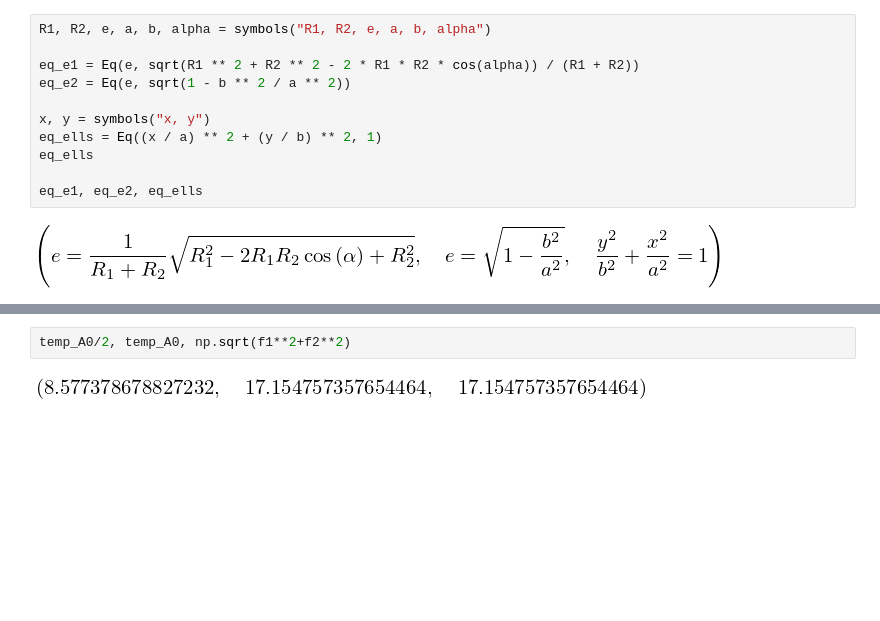
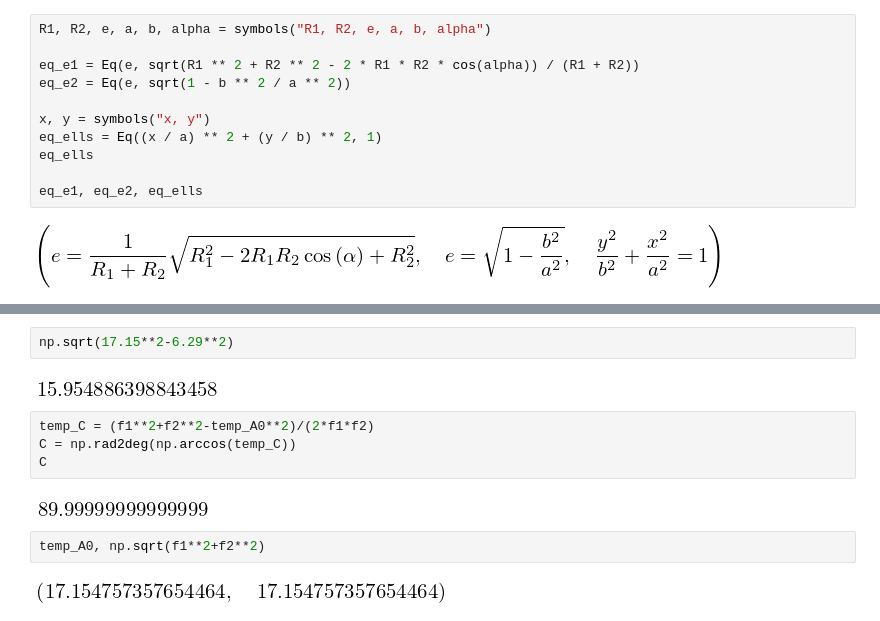
Before and after one commit to aravindhnivas/FELion-Spectrum-Analyser, a Jupyter notebook: Simulations/THz/mirror.ipynb, the cells around one changed output, grey strips where cells are left out. Saved outputs shown, nothing was run; the diff lists cells and outputs as text; blank space fills up the shorter version.

```diff
--- a/Simulations/THz/mirror.ipynb
+++ b/Simulations/THz/mirror.ipynb
@@ -36,4 +203,14 @@ temp_a, temp_e, temp_b, temp_A0
+# %%
+np.sqrt(17.15**2-6.29**2)
+# %% [output]
+[figure, added]
+# %%
+temp_C = (f1**2+f2**2-temp_A0**2)/(2*f1*f2)
+C = np.rad2deg(np.arccos(temp_C))
+C
+# %% [output]
+[figure, added]
 # %%
-temp_A0/2, temp_A0, np.sqrt(f1**2+f2**2)
+temp_A0, np.sqrt(f1**2+f2**2)
 # %% [output]
-[figure, old version]
+[figure, new version]
```
Also changed, not shown: parts of 18 cells of this notebook.
